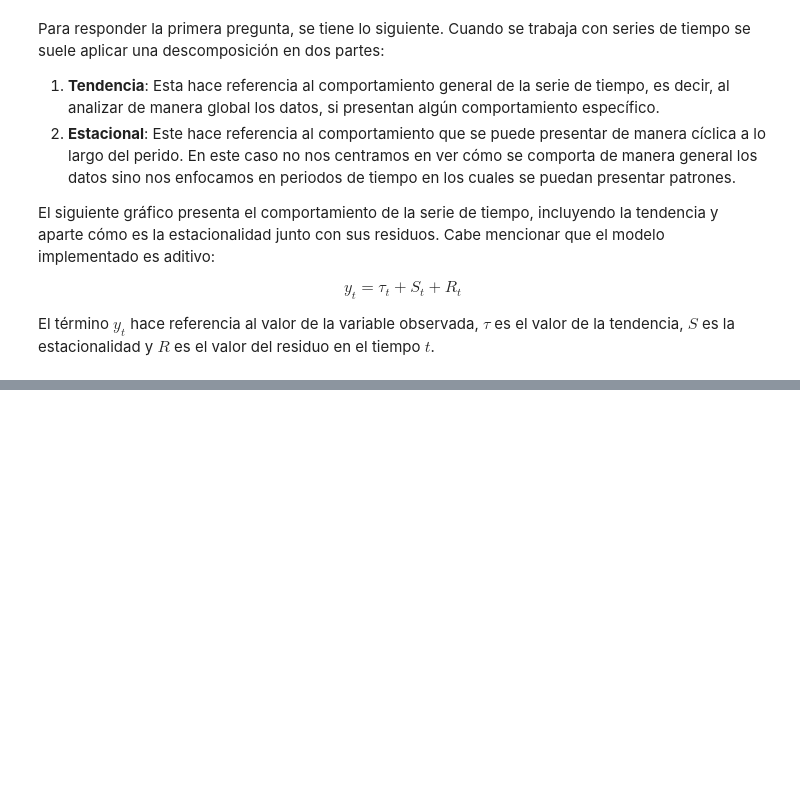
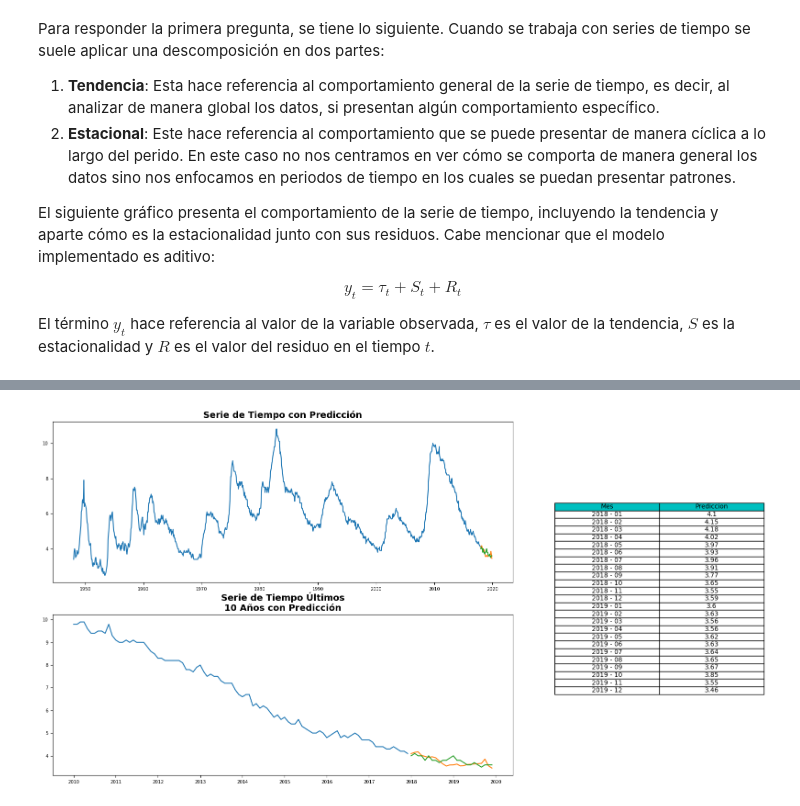
Before and after one commit to daagonzalezsa/Media.Monks_Assesment, a Jupyter notebook: Tasa_Desempleo_EEUU.ipynb, the cells around one changed output, grey strips where cells are left out. Drawn from its saved outputs; the diff is of its cells as text; code cells hidden in the pictures; blank space fills up the shorter version.

```diff
--- a/Tasa_Desempleo_EEUU.ipynb
+++ b/Tasa_Desempleo_EEUU.ipynb
@@ -148,0 +185,39 @@ plt.show()
+# %%
+HWES1 = ExponentialSmoothing(
+    df[["UNRATE"]],
+    seasonal_periods=120,
+    trend="add",
+    seasonal="add",
+    initialization_method="estimated").fit()
+
+HWES1_fitted = HWES1.fittedvalues
+
+mosaic = [["A", "A", "C"],["B", "B", "C"]]
+fig, ax = plt.subplot_mosaic(mosaic, figsize = (20, 10))
+
+ax["A"].plot(df[["UNRATE"]])
+ax["A"].plot(HWES1.forecast(24))
+ax["A"].plot(df_test.set_index("DATE")[["UNRATE"]])
+
+ax["B"].plot(df[["UNRATE"]][df[["UNRATE"]].shape[0]-96:])
+ax["B"].plot(HWES1.forecast(24))
+ax["B"].plot(df_test.set_index("DATE")[["UNRATE"]])
+
+Prediccion = pd.DataFrame(HWES1.forecast(24)).reset_index().rename({0:"Prediccion", "index":"Mes"}, axis = 1)
+Prediccion["Mes"] = Prediccion["Mes"].apply(lambda x: dt.datetime.strftime(x, "%Y - %m"))
+Prediccion["Prediccion"] = Prediccion["Prediccion"].apply(lambda x: np.round(x, 2))
+
+ax["C"].table(
+    cellText= Prediccion.values,
+    colLabels=Prediccion.columns,
+    loc = "center",
+    cellLoc="center",
+    colColours="cc"
+)
+
+ax["C"].axis("off")
+ax["A"].set_title("Serie de Tiempo con Predicción", fontweight = "bold")
+ax["B"].set_title("Serie de Tiempo Últimos\n10 Años con Predicción", fontweight = "bold")
+plt.show()
+# %% [output]
+[figure, added]
```
Also changed, not shown: parts of 7 cells of this notebook.
